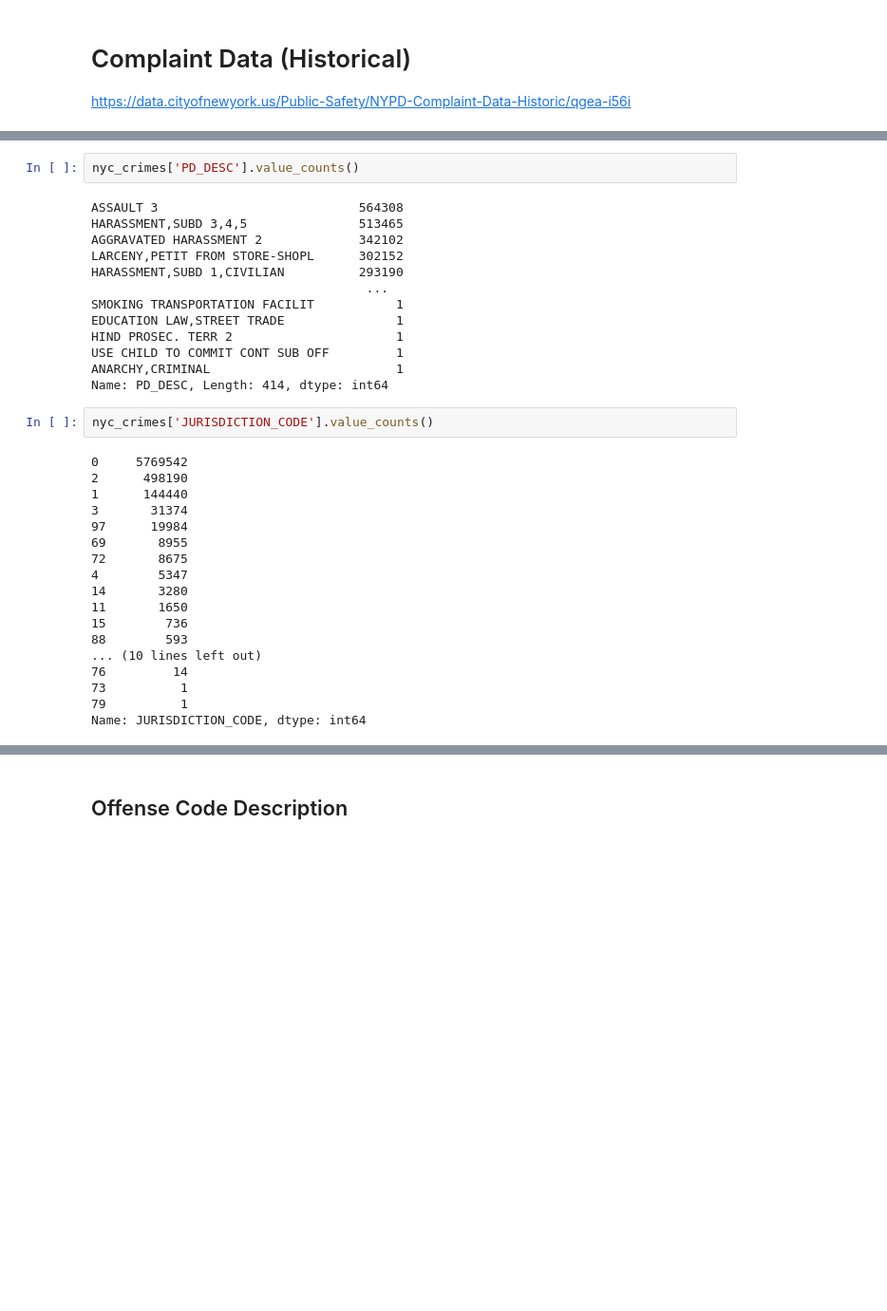
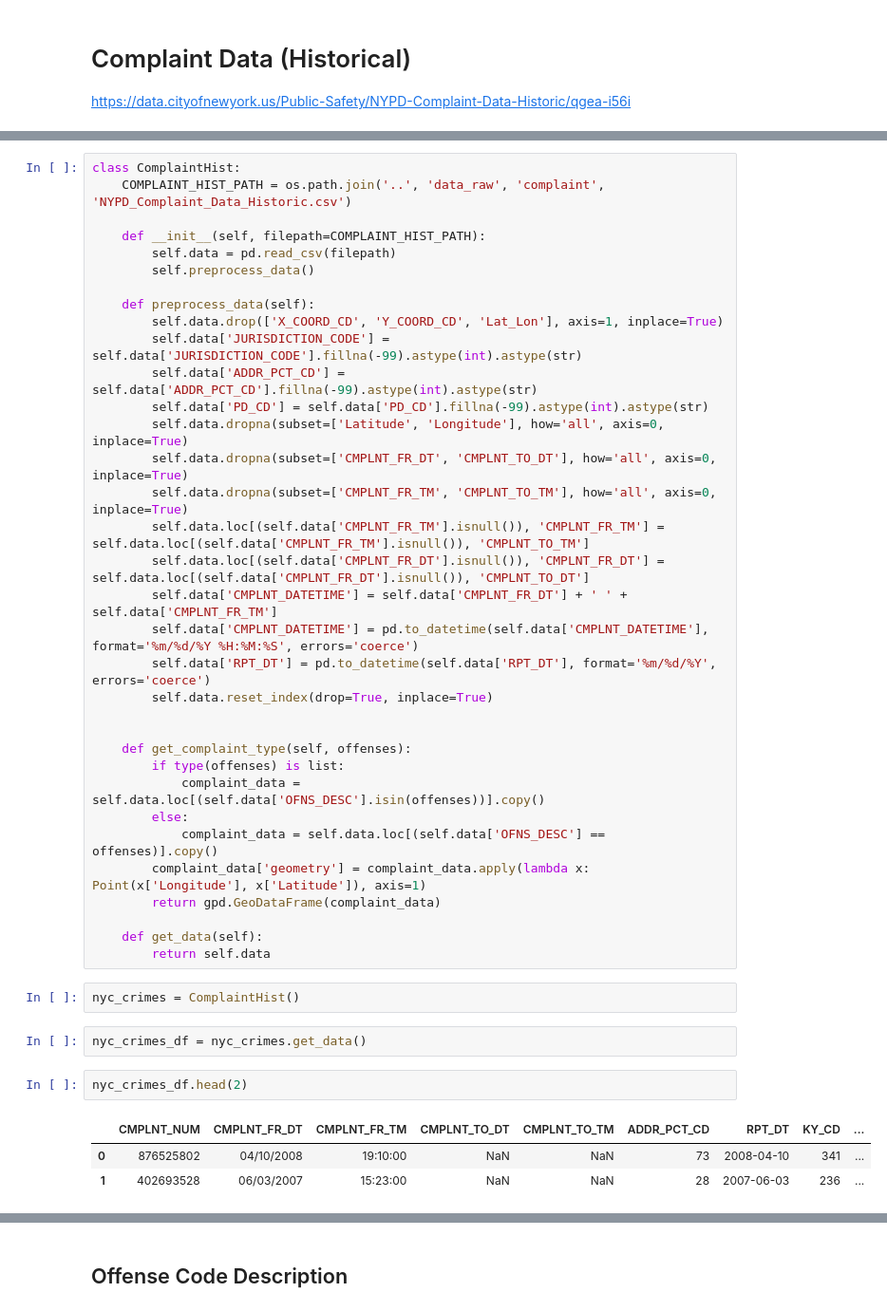
Before and after one commit to MattTriano/NYC_Crime, a Jupyter notebook: analysis/NYC_Crime_EDA_v1.ipynb, the cells around one changed output, grey strips where cells are left out. Shown at 95% size. Drawn from its saved outputs; the diff is of its cells as text; blank space fills up the shorter version.

```diff
--- a/analysis/NYC_Crime_EDA_v1.ipynb
+++ b/analysis/NYC_Crime_EDA_v1.ipynb
@@ -570,35 +161,44 @@ Feature name:      incident_end ::: null rows:  1609268 ::: unique values:  1931
-# %%
-nyc_crimes['PD_DESC'].value_counts()
-# %% [output]
-ASSAULT 3                           564308
-HARASSMENT,SUBD 3,4,5               513465
-AGGRAVATED HARASSMENT 2             342102
-LARCENY,PETIT FROM STORE-SHOPL      302152
-HARASSMENT,SUBD 1,CIVILIAN          293190
-                                     ...
-SMOKING TRANSPORTATION FACILIT           1
-EDUCATION LAW,STREET TRADE               1
-HIND PROSEC. TERR 2                      1
-USE CHILD TO COMMIT CONT SUB OFF         1
-ANARCHY,CRIMINAL                         1
-Name: PD_DESC, Length: 414, dtype: int64
-# %%
-nyc_crimes['JURISDICTION_CODE'].value_counts()
-# %% [output]
-0     5769542
-2      498190
-1      144440
-3       31374
-97      19984
-69       8955
-72       8675
-4        5347
-14       3280
-11       1650
-15        736
-88        593
-... (10 lines left out)
-76         14
-73          1
-79          1
-Name: JURISDICTION_CODE, dtype: int64
+# %%
+class ComplaintHist:
+    COMPLAINT_HIST_PATH = os.path.join('..', 'data_raw', 'complaint', 'NYPD_Complaint_Data_Historic.csv')
+
+    def __init__(self, filepath=COMPLAINT_HIST_PATH):
+        self.data = pd.read_csv(filepath)
+        self.preprocess_data()
+
+    def preprocess_data(self):
+        self.data.drop(['X_COORD_CD', 'Y_COORD_CD', 'Lat_Lon'], axis=1, inplace=True)
+        self.data['JURISDICTION_CODE'] = self.data['JURISDICTION_CODE'].fillna(-99).astype(int).astype(str)
+        self.data['ADDR_PCT_CD'] = self.data['ADDR_PCT_CD'].fillna(-99).astype(int).astype(str)
+        self.data['PD_CD'] = self.data['PD_CD'].fillna(-99).astype(int).astype(str)
+        self.data.dropna(subset=['Latitude', 'Longitude'], how='all', axis=0, inplace=True)
+        self.data.dropna(subset=['CMPLNT_FR_DT', 'CMPLNT_TO_DT'], how='all', axis=0, inplace=True)
+        self.data.dropna(subset=['CMPLNT_FR_TM', 'CMPLNT_TO_TM'], how='all', axis=0, inplace=True)
+        self.data.loc[(self.data['CMPLNT_FR_TM'].isnull()), 'CMPLNT_FR_TM'] = self.data.loc[(self.data['CMPLNT_FR_TM'].isnull()), 'CMPLNT_TO_TM']
+        self.data.loc[(self.data['CMPLNT_FR_DT'].isnull()), 'CMPLNT_FR_DT'] = self.data.loc[(self.data['CMPLNT_FR_DT'].isnull()), 'CMPLNT_TO_DT']
+        self.data['CMPLNT_DATETIME'] = self.data['CMPLNT_FR_DT'] + ' ' + self.data['CMPLNT_FR_TM']
+        self.data['CMPLNT_DATETIME'] = pd.to_datetime(self.data['CMPLNT_DATETIME'], format='%m/%d/%Y %H:%M:%S', errors='coerce')
+        self.data['RPT_DT'] = pd.to_datetime(self.data['RPT_DT'], format='%m/%d/%Y', errors='coerce')
+        self.data.reset_index(drop=True, inplace=True)
+
+
+    def get_complaint_type(self, offenses):
+        if type(offenses) is list:
+            complaint_data = self.data.loc[(self.data['OFNS_DESC'].isin(offenses))].copy()
+        else:
+            complaint_data = self.data.loc[(self.data['OFNS_DESC'] == offenses)].copy()
+        complaint_data['geometry'] = complaint_data.apply(lambda x: Point(x['Longitude'], x['Latitude']), axis=1)
+        return gpd.GeoDataFrame(complaint_data)
+
+    def get_data(self):
+        return self.data
+# %%
+nyc_crimes = ComplaintHist()
+# %%
+nyc_crimes_df = nyc_crimes.get_data()
+# %%
+nyc_crimes_df.head(2)
+# %% [output]
+|  | CMPLNT_NUM | CMPLNT_FR_DT | CMPLNT_FR_TM | CMPLNT_TO_DT | CMPLNT_TO_TM | ADDR_PCT_CD | RPT_DT | KY_CD | ... |
+| 0 | 876525802 | 04/10/2008 | 19:10:00 | NaN | NaN | 73 | 2008-04-10 | 341 | ... |
+| 1 | 402693528 | 06/03/2007 | 15:23:00 | NaN | NaN | 28 | 2007-06-03 | 236 | ... |
```
Also changed, not shown: parts of 60 cells of this notebook.
